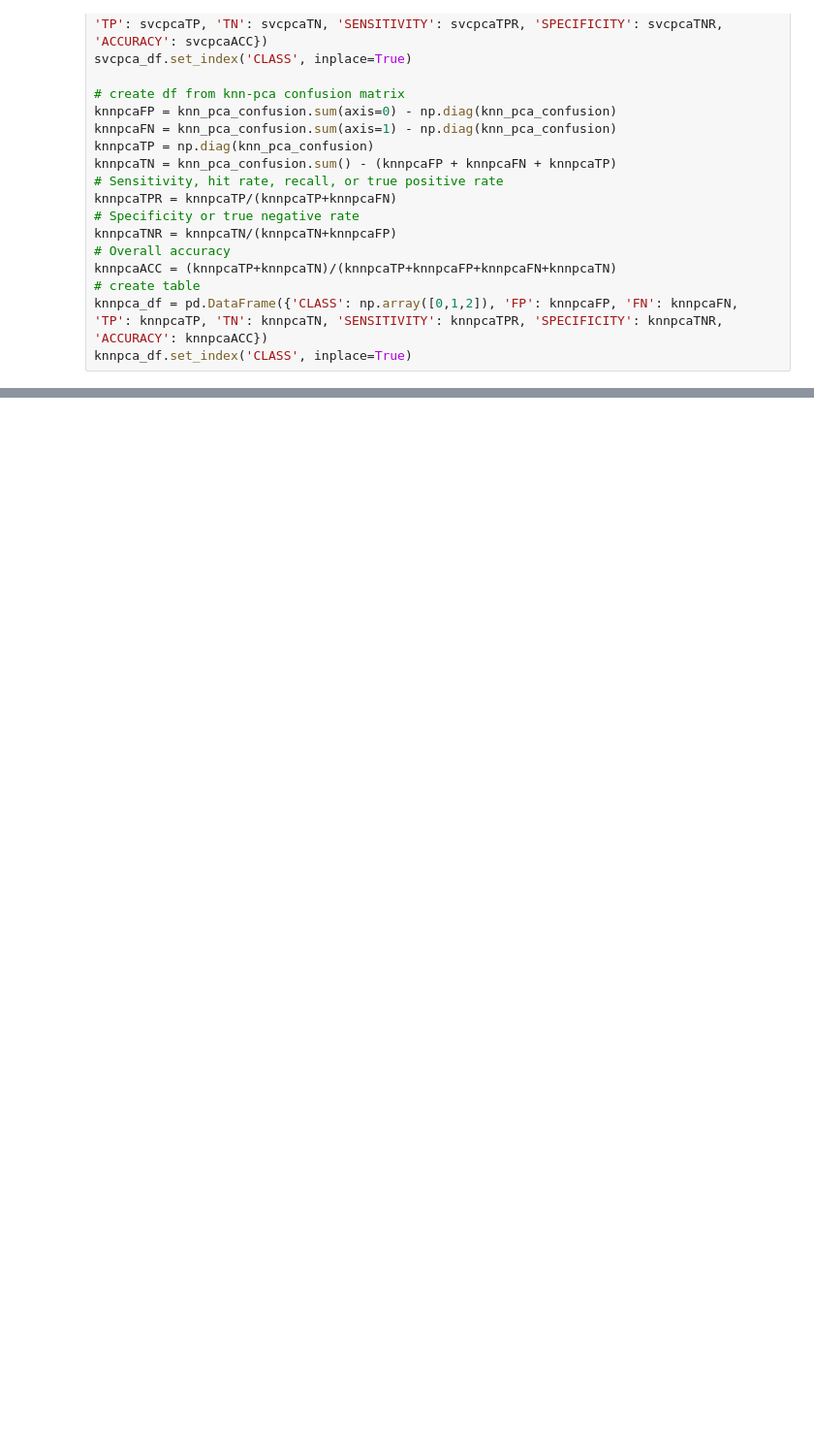
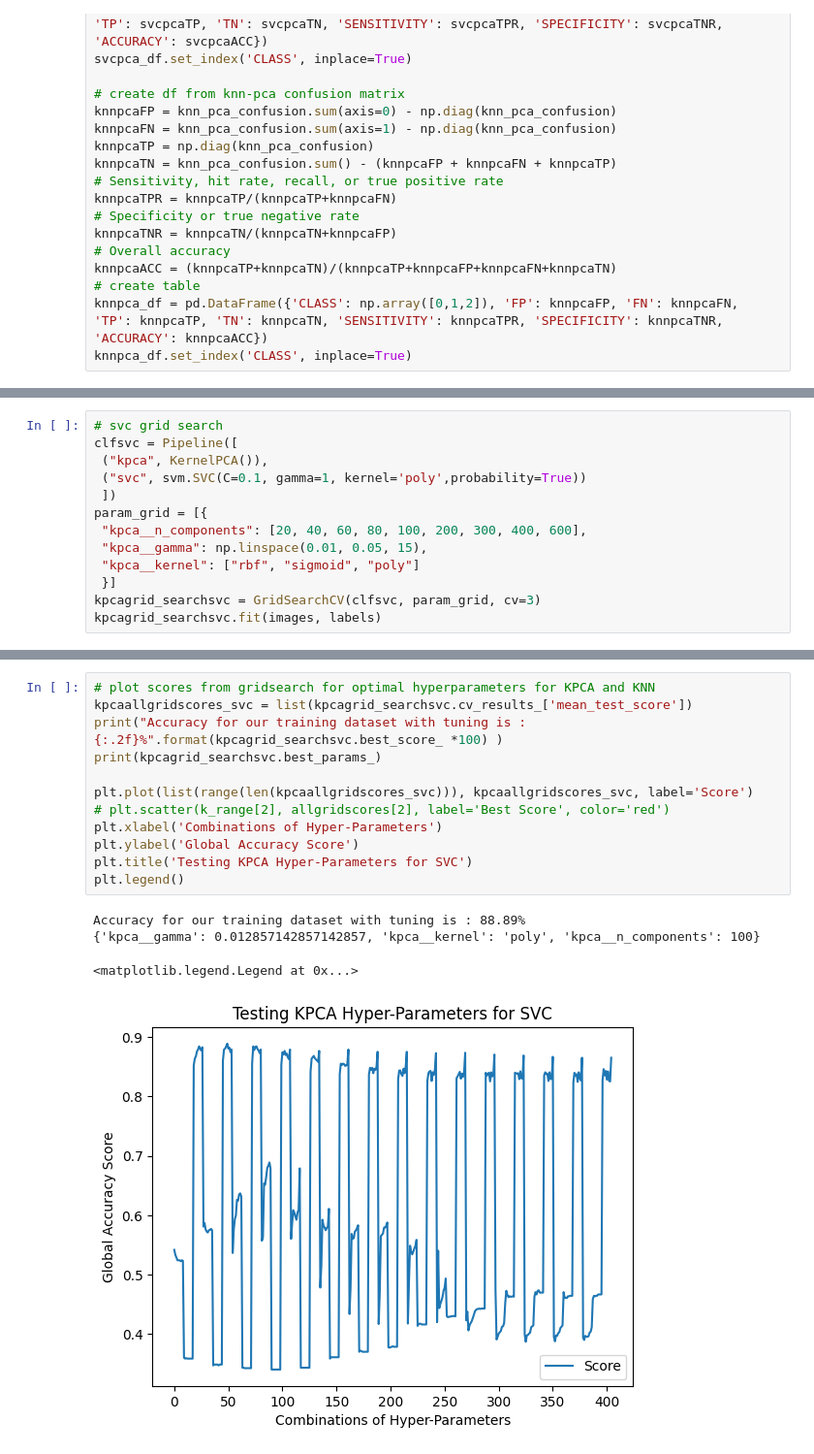
Before and after one commit to uysiri/604-finalproject, a Jupyter notebook: 604finalproject.ipynb, the cells around one changed output, grey strips where cells are left out. Shown at 97% size. Cells and saved outputs as stored; diff of their text form; blank space fills up the shorter version.

```diff
--- a/604finalproject.ipynb
+++ b/604finalproject.ipynb
@@ -282,0 +454,13 @@ knnpca_df.set_index('CLASS', inplace=True)
+# %%
+# svc grid search
+clfsvc = Pipeline([
+ ("kpca", KernelPCA()),
+ ("svc", svm.SVC(C=0.1, gamma=1, kernel='poly',probability=True))
+ ])
+param_grid = [{
+ "kpca__n_components": [20, 40, 60, 80, 100, 200, 300, 400, 600],
+ "kpca__gamma": np.linspace(0.01, 0.05, 15),
+ "kpca__kernel": ["rbf", "sigmoid", "poly"]
+ }]
+kpcagrid_searchsvc = GridSearchCV(clfsvc, param_grid, cv=3)
+kpcagrid_searchsvc.fit(images, labels)
@@ -282,0 +479,17 @@ knnpca_df.set_index('CLASS', inplace=True)
+# %%
+# plot scores from gridsearch for optimal hyperparameters for KPCA and KNN
+kpcaallgridscores_svc = list(kpcagrid_searchsvc.cv_results_['mean_test_score'])
+print("Accuracy for our training dataset with tuning is : {:.2f}%".format(kpcagrid_searchsvc.best_score_ *100) )
+print(kpcagrid_searchsvc.best_params_)
+
+plt.plot(list(range(len(kpcaallgridscores_svc))), kpcaallgridscores_svc, label='Score')
+# plt.scatter(k_range[2], allgridscores[2], label='Best Score', color='red')
+plt.xlabel('Combinations of Hyper-Parameters')
+plt.ylabel('Global Accuracy Score')
+plt.title('Testing KPCA Hyper-Parameters for SVC')
+plt.legend()
+# %% [output]
+Accuracy for our training dataset with tuning is : 88.89%
+{'kpca__gamma': 0.012857142857142857, 'kpca__kernel': 'poly', 'kpca__n_components': 100}
+<matplotlib.legend.Legend at 0x...>
+[figure, added]
```
Also changed, not shown: parts of 27 cells of this notebook.
